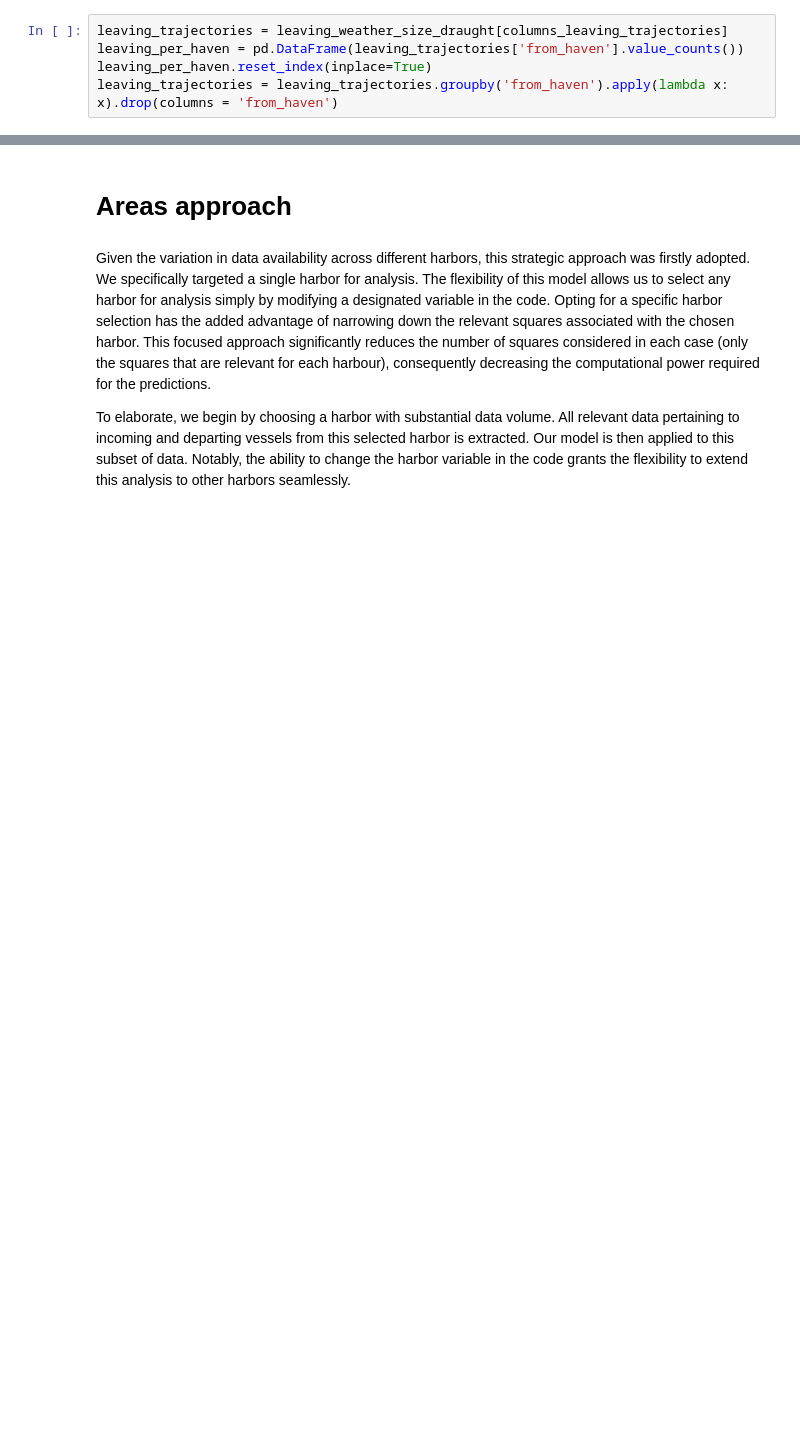
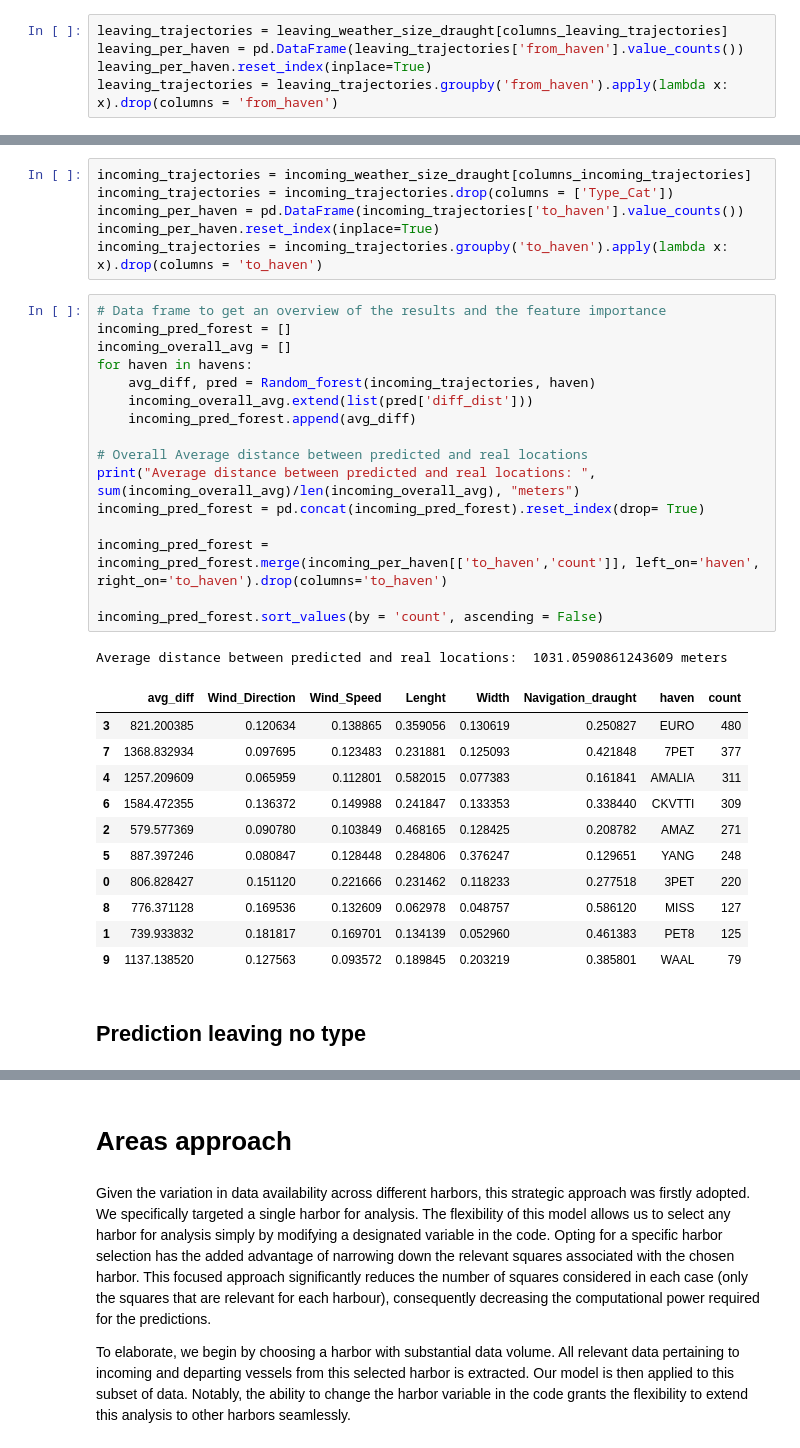
Before and after one commit to allanguzmanf/CIEM6302, a Jupyter notebook: Predictions.ipynb, the cells around one changed output, grey strips where cells are left out. Saved outputs shown, nothing was run; the diff lists cells and outputs as text; blank space fills up the shorter version.

```diff
--- a/Predictions.ipynb
+++ b/Predictions.ipynb
@@ -241,0 +306,37 @@ leaving_trajectories = leaving_trajectories.groupby('from_haven').apply(lambda x
+# %%
+incoming_trajectories = incoming_weather_size_draught[columns_incoming_trajectories]
+incoming_trajectories = incoming_trajectories.drop(columns = ['Type_Cat'])
+incoming_per_haven = pd.DataFrame(incoming_trajectories['to_haven'].value_counts())
+incoming_per_haven.reset_index(inplace=True)
+incoming_trajectories = incoming_trajectories.groupby('to_haven').apply(lambda x: x).drop(columns = 'to_haven')
+# %%
+# Data frame to get an overview of the results and the feature importance
+incoming_pred_forest = []
+incoming_overall_avg = []
+for haven in havens:
+    avg_diff, pred = Random_forest(incoming_trajectories, haven)
+    incoming_overall_avg.extend(list(pred['diff_dist']))
+    incoming_pred_forest.append(avg_diff)
+
+# Overall Average distance between predicted and real locations
+print("Average distance between predicted and real locations: ", sum(incoming_overall_avg)/len(incoming_overall_avg), "meters")
+incoming_pred_forest = pd.concat(incoming_pred_forest).reset_index(drop= True)
+
+incoming_pred_forest = incoming_pred_forest.merge(incoming_per_haven[['to_haven','count']], left_on='haven', right_on='to_haven').drop(columns='to_haven')
+
+incoming_pred_forest.sort_values(by = 'count', ascending = False)
+# %% [output]
+Average distance between predicted and real locations:  1031.0590861243609 meters
+|  | avg_diff | Wind_Direction | Wind_Speed | Lenght | Width | Navigation_draught | haven | count |
+| 3 | 821.200385 | 0.120634 | 0.138865 | 0.359056 | 0.130619 | 0.250827 | EURO | 480 |
+| 7 | 1368.832934 | 0.097695 | 0.123483 | 0.231881 | 0.125093 | 0.421848 | 7PET | 377 |
+| 4 | 1257.209609 | 0.065959 | 0.112801 | 0.582015 | 0.077383 | 0.161841 | AMALIA | 311 |
+| 6 | 1584.472355 | 0.136372 | 0.149988 | 0.241847 | 0.133353 | 0.338440 | CKVTTI | 309 |
+| 2 | 579.577369 | 0.090780 | 0.103849 | 0.468165 | 0.128425 | 0.208782 | AMAZ | 271 |
+| 5 | 887.397246 | 0.080847 | 0.128448 | 0.284806 | 0.376247 | 0.129651 | YANG | 248 |
+| 0 | 806.828427 | 0.151120 | 0.221666 | 0.231462 | 0.118233 | 0.277518 | 3PET | 220 |
+| 8 | 776.371128 | 0.169536 | 0.132609 | 0.062978 | 0.048757 | 0.586120 | MISS | 127 |
+| 1 | 739.933832 | 0.181817 | 0.169701 | 0.134139 | 0.052960 | 0.461383 | PET8 | 125 |
+| 9 | 1137.138520 | 0.127563 | 0.093572 | 0.189845 | 0.203219 | 0.385801 | WAAL | 79 |
+# %% [markdown]
+## Prediction leaving no type
```
Also changed, not shown: parts of 24 cells of this notebook, 8 other files.
